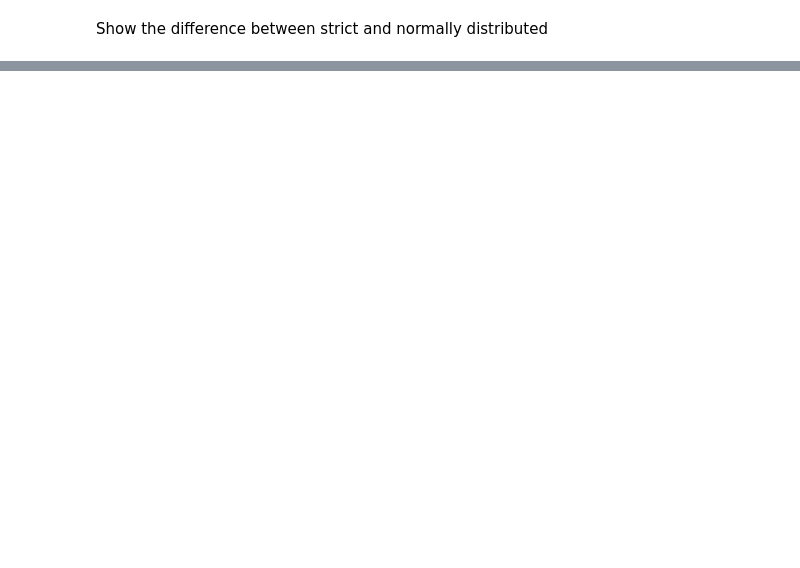
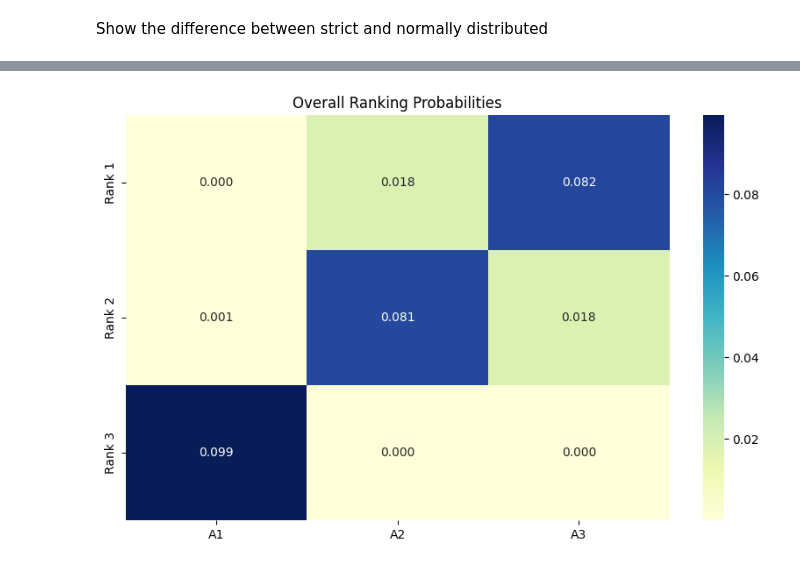
Before and after one commit to simo-pagliu/Master-Thesis, a Jupyter notebook: Uncertanty Propagation/UP-MCDA Method Comparisons.ipynb, the cells around one changed output, grey strips where cells are left out. Saved outputs shown, nothing was run; the diff lists cells and outputs as text; code cells hidden in the pictures; blank space fills up the shorter version.

```diff
--- a/Uncertanty Propagation/UP-MCDA Method Comparisons.ipynb
+++ b/Uncertanty Propagation/UP-MCDA Method Comparisons.ipynb
@@ -247,0 +256,46 @@ plt.show()
+# %%
+num_weight_sets = len(results)
+num_alternatives = results[0].shape[1]
+total_runs = len(results[0])
+
+# Initialize arrays for ranking probabilities
+# Shape: (num_alternatives, max_rank, num_weight_sets) for per-set probabilities
+ranking_probs_per_set = np.zeros((num_alternatives, num_alternatives, num_weight_sets))
+
+# Shape: (num_alternatives, max_rank) for overall probabilities
+overall_ranking_probs = np.zeros((num_alternatives, num_alternatives))
+
+# Compute rankings for each weight set
+for set_idx, set_results in enumerate(results):
+    # Get ranks for all runs in this weight set (1 = best, num_alternatives = worst)
+    ranks = np.argsort(np.argsort(set_results, axis=1), axis=1) + 1  # Shape: (sim_runs, num_alternatives)
+
+    # Count ranking occurrences for this weight set
+    for alt_idx in range(num_alternatives):
+        for rank in range(1, num_alternatives + 1):
+            ranking_probs_per_set[alt_idx, rank-1, set_idx] = np.mean(ranks[:, alt_idx] == rank)
+
+    # Aggregate for overall probabilities
+    for alt_idx in range(num_alternatives):
+        for rank in range(1, num_alternatives + 1):
+            overall_ranking_probs[alt_idx, rank-1] = np.mean(ranks[:, alt_idx] == rank)
+
+# Normalize overall probabilities across all weight sets
+overall_ranking_probs /= num_weight_sets
+# %%
+import matplotlib.pyplot as plt
+import seaborn as sns
+
+plt.figure(figsize=(10, 6))
+sns.heatmap(
+    overall_ranking_probs.T,  # Transpose to show ranks as columns
+    annot=True,
+    xticklabels=[f"A{alt+1}" for alt in range(num_alternatives)],
+    yticklabels=[f"Rank {r+1}" for r in range(num_alternatives)],
+    cmap="YlGnBu",
+    fmt=".3f"
+)
+plt.title("Overall Ranking Probabilities")
+plt.show()
+# %% [output]
+[figure, added]
```
Also changed, not shown: parts of 13 cells of this notebook, 18 other files.
